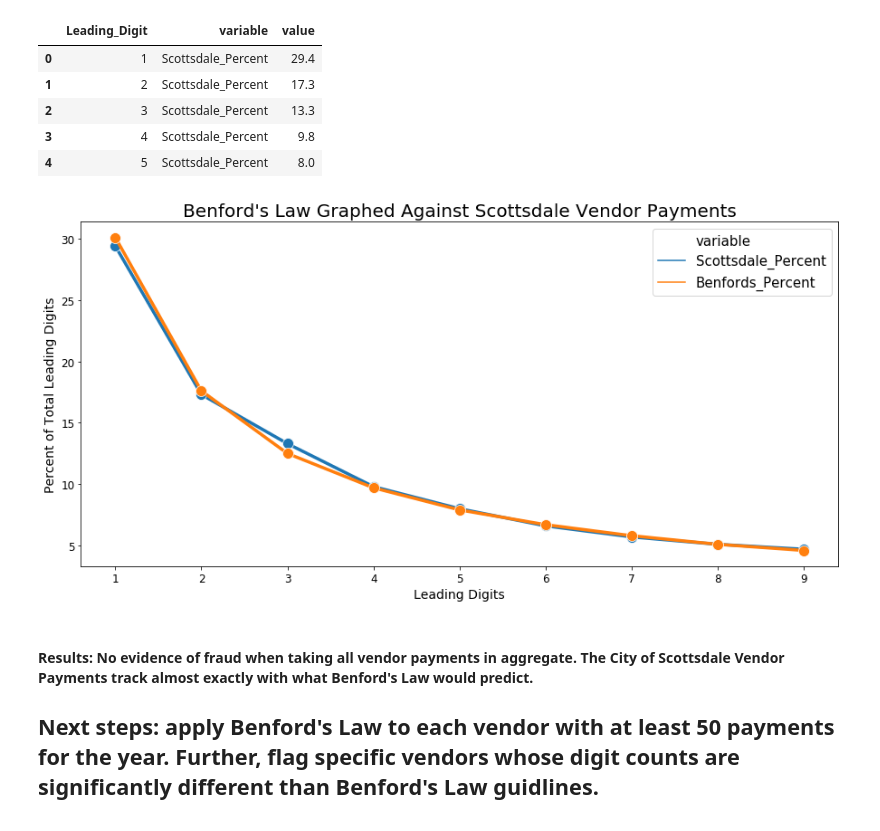
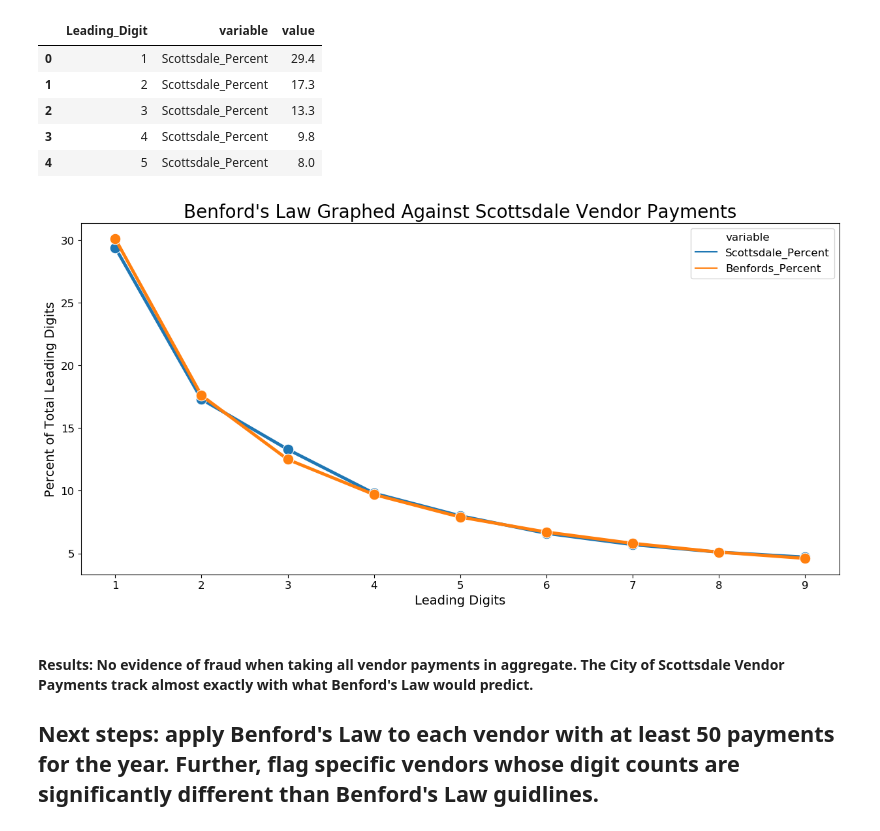
Before and after one commit to mrkjhsn/Vendor-Payments-City-of-Scottsdale, a Jupyter notebook: Fraud_Analysis_Benfords_Law.ipynb, the cells around one changed output. Cells and saved outputs as stored; diff of their text form; code cells hidden in the pictures.

```diff
--- a/Fraud_Analysis_Benfords_Law.ipynb
+++ b/Fraud_Analysis_Benfords_Law.ipynb
@@ -11,7 +10,7 @@ import matplotlib.pyplot as plt
 import matplotlib.ticker
 import seaborn as sns
 
-vendor_payments = pd.read_csv('ct_VendorPayments.csv')
+vendor_payments = pd.read_csv('data/Scottsdale/ct_VendorPayments.csv')
 # %%
 vendor_payments.head()
 # %% [output]
@@ -187,22 +186,23 @@ scottsdale_benfords_long.head()
 # %%
 plt.rcParams["figure.figsize"] = [15, 7]
 
 ax = sns.lineplot(x="Leading_Digit", \
                   y="value", \
                   hue="variable", \
                   data=scottsdale_benfords_long, \
                   linewidth=3.5, \
                   marker='o', \
                   markersize=12)
 
 plt.title("Benford's Law Graphed Against Scottsdale Vendor Payments",fontsize=20)
 plt.xlabel("Leading Digits",fontsize=14)
 plt.ylabel("Percent of Total Leading Digits",fontsize=14)
 plt.tick_params(labelsize=12)
-plt.legend(fontsize=15)
+plt.legend(fontsize=12)
 
 ax.xaxis.set_major_locator(matplotlib.ticker.MultipleLocator())
+plt.savefig("visualizations/Benford's Law Graphed Against Scottsdale Vendor Payments.png")
 # %% [output]
-[figure, old version]
+[figure, new version]
 # %% [markdown]
 #### Results: No evidence of fraud when taking all vendor payments in aggregate.  The City of Scottsdale Vendor Payments track almost exactly with what Benford's Law would predict.
```
Also changed, not shown: parts of 5 cells of this notebook.
